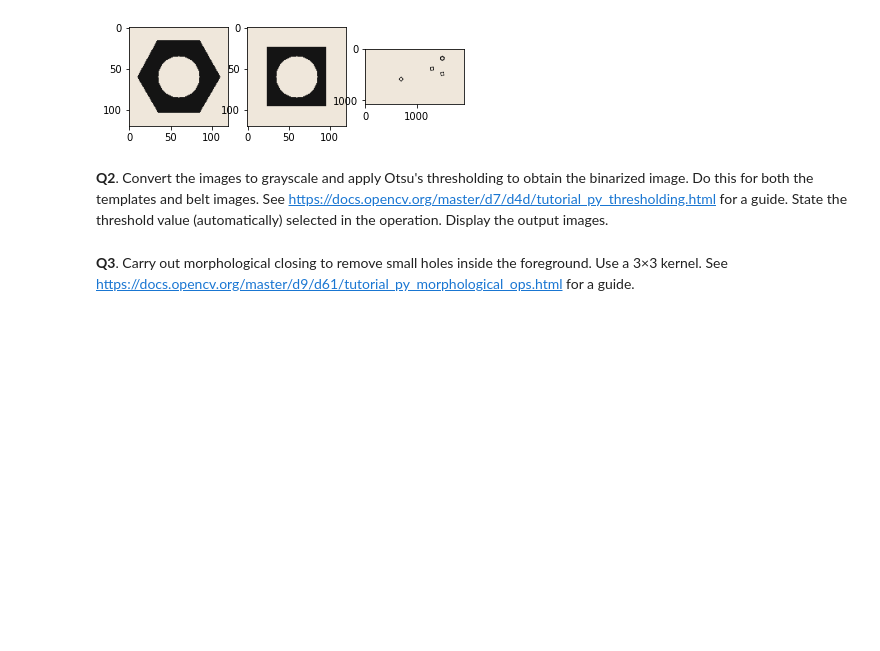
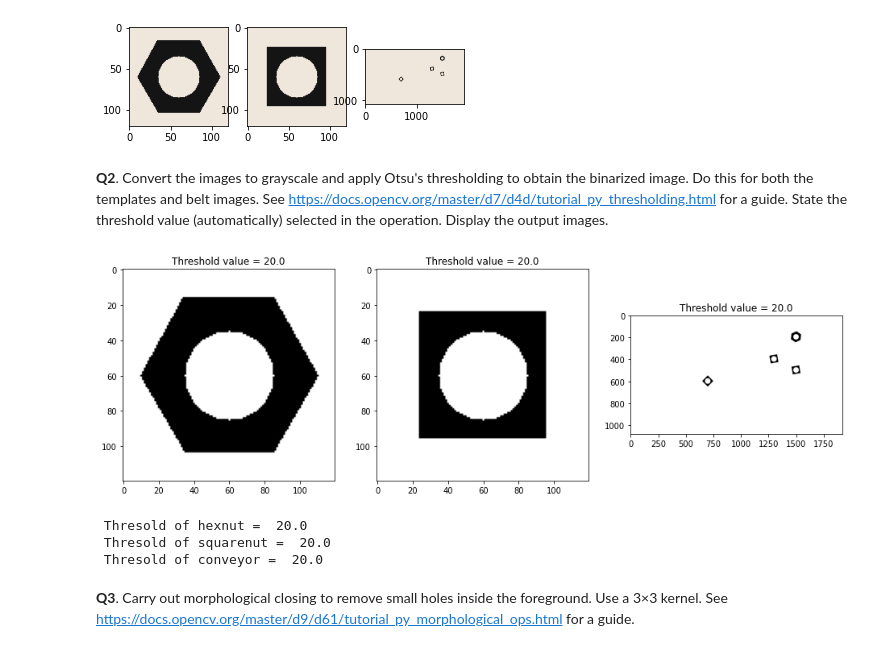
Before and after one commit to YohanAbeysinghe/Object-Counting-on-a-Conveyor-Belt, a Jupyter notebook: Assignment_2-code.ipynb, the cells around one changed output. Saved outputs shown, nothing was run; the diff lists cells and outputs as text; code cells hidden in the pictures; blank space fills up the shorter version.

Commit message:
Q1 of part 1. Converting the image to grayscale.

```diff
--- a/Assignment_2-code.ipynb
+++ b/Assignment_2-code.ipynb
@@ -30,5 +30,30 @@ plt.show()
 [figure]
 # %% [markdown]
 **Q2**. Convert the images to grayscale and apply Otsu's thresholding to obtain the binarized image. Do this for both the templates and belt images. See https://docs.opencv.org/master/d7/d4d/tutorial_py_thresholding.html for a guide. State the threshold value (automatically) selected in the operation. Display the output images.
+# %%
+#Convert the images to grayscale
+gray_hexnut_template = cv.cvtColor(hexnut_template, cv.COLOR_BGR2GRAY)
+gray_squarenut_template =  cv.cvtColor(squarenut_template, cv.COLOR_BGR2GRAY)
+gray_conveyor_f100 =  cv.cvtColor(conveyor_f100, cv.COLOR_BGR2GRAY)
+
+#Apply Otsu's thresholding to obtain the binarized image
+th_hexnut, im_hexnut = cv.threshold(gray_hexnut_template,0,255,cv.THRESH_BINARY+cv.THRESH_OTSU)
+th_squarenut, im_squarenut = cv.threshold(gray_squarenut_template,0,255,cv.THRESH_BINARY+cv.THRESH_OTSU)
+th_conveyor, im_conveyor = cv.threshold(gray_conveyor_f100,0,255,cv.THRESH_BINARY+cv.THRESH_OTSU)
+
+fig, ax = plt. subplots(1,3, figsize=(16,8))
+ax[0].imshow(im_hexnut,cmap='gray')
+ax[0].set_title("Threshold value = "+str(th_hexnut))
+ax[1].imshow(im_squarenut ,cmap='gray')
+ax[1].set_title("Threshold value = "+str(th_squarenut))
+ax[2].imshow(im_conveyor ,cmap='gray')
+ax[2].set_title("Threshold value = "+str(th_conveyor))
+plt.show()
+print(" Thresold of hexnut = ",th_hexnut,"\n","Thresold of squarenut = ",th_squarenut,"\n","Thresold of conveyor = ",th_conveyor)
+# %% [output]
+[figure, added]
+ Thresold of hexnut =  20.0
+ Thresold of squarenut =  20.0
+ Thresold of conveyor =  20.0
 # %% [markdown]
 **Q3**. Carry out morphological closing to remove small holes inside the foreground. Use a 3×3 kernel. See https://docs.opencv.org/master/d9/d61/tutorial_py_morphological_ops.html for a guide.
```
Also changed, not shown: parts of 3 cells of this notebook.
